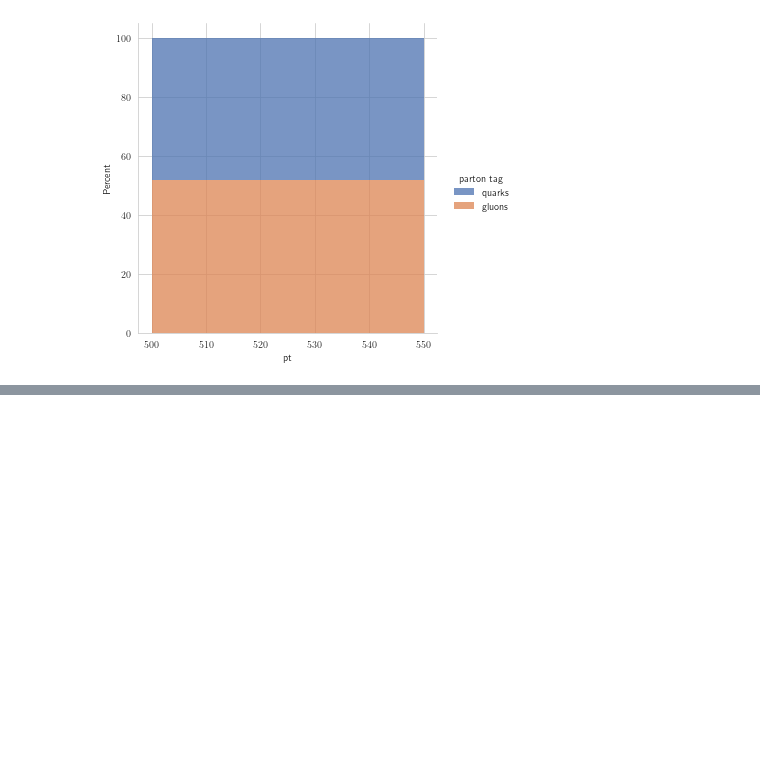
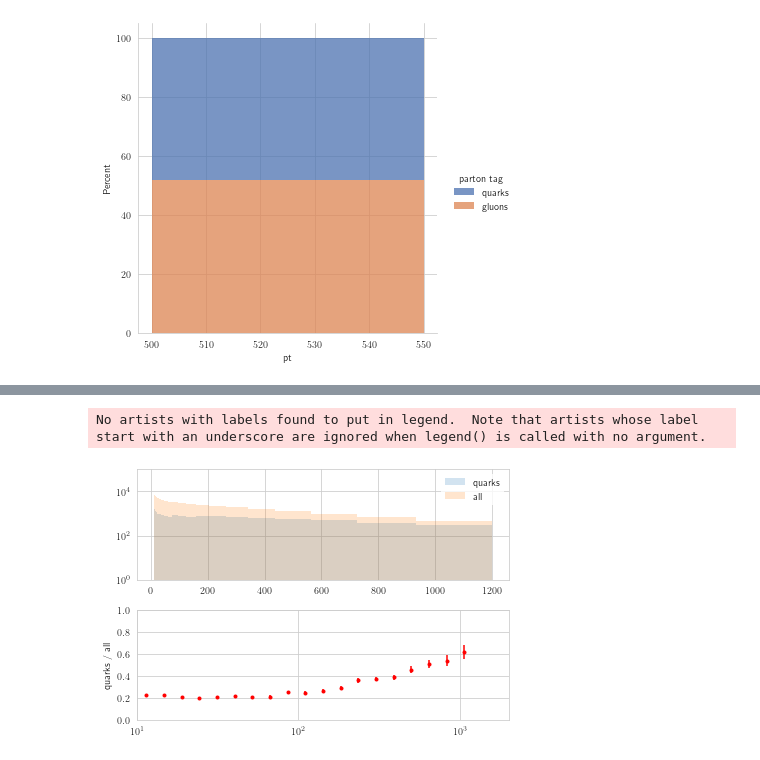
Before and after one commit to matplo/pyjetty, a Jupyter notebook: pyjetty/sandbox/qorg/show_q_g_ratio.ipynb, the cells around one changed output, grey strips where cells are left out. Cells and saved outputs as stored; diff of their text form; code cells hidden in the pictures; blank space fills up the shorter version.

```diff
--- a/pyjetty/sandbox/qorg/show_q_g_ratio.ipynb
+++ b/pyjetty/sandbox/qorg/show_q_g_ratio.ipynb
@@ -43,0 +68,45 @@ _p._legend.set_title('parton tag')
+# %%
+def plot_ratio(x1, x2, bins, x1label='x1', x2label='x2'):
+	fig, (ax1, ax2) = plt.subplots(nrows=2)
+	val_of_bins_x1, edges_of_bins_x1, patches_x1 = ax1.hist(x1, bins=bins, alpha=0.2, label=x1label)
+	val_of_bins_x2, edges_of_bins_x2, patches_x2 = ax1.hist(x2, bins=bins, alpha=0.2, label=x2label)
+	ax1.set_yscale('log')
+	ax1.set_ylim([1, 1e5])
+	ax1.legend()
+
+	ratio = np.divide(val_of_bins_x1, val_of_bins_x2, where=(val_of_bins_x2 != 0))
+	error = np.divide(val_of_bins_x1 * np.sqrt(val_of_bins_x2) + val_of_bins_x2 * np.sqrt(val_of_bins_x1), np.power(val_of_bins_x2, 2), where=(val_of_bins_x2 != 0))
+	bincenter = 0.5 * (edges_of_bins_x1[1:] + edges_of_bins_x1[:-1])
+	ax2.errorbar(bincenter, ratio, yerr=error, fmt='.', color='r')
+	ax2.set_xscale('log')
+	ax2.set_ylim([0, 1])
+	ax2.set_xlim([10., 2.e3])
+	ax2.legend()
+	ax2.set_ylabel('{} / {}'.format(x1label, x2label))
+	# ax2.xaxis.set_minor_locator(AutoMinorLocator())
+	ax2.xaxis.set_major_locator(LogLocator(base=10))
+	ax2.xaxis.set_minor_locator(LogLocator(base=10,subs=(1.0,2.0,5.0,8.0)))
+	# ax2.xaxis.set_minor_locator(AutoMinorLocator(2))
+	fig.tight_layout()
+
+	return [bincenter, ratio, error]
+# %%
+lspace = np.logspace(np.log10(10.),np.log10(1.2e3), 20)
+logbins = array.array('f', lspace)
+# %%
+df_all = uproot.open('./v2_hard_QCD_jets/R04_14TeV_jets.root')['tnjets'].arrays(library='pd')
+df_all['label'] = 'all'
+
+df_quarks = uproot.open('./v2_hard_QCD_jets/R04_14TeV_jets.root')['tnjets'].arrays(library='pd')
+df_quarks = df_quarks[df_quarks['tag']<21]
+df_quarks['label'] = 'quarks'
+
+df_gluons = uproot.open('./v2_hard_QCD_jets/R04_14TeV_jets.root')['tnjets'].arrays(library='pd')
+df_gluons = df_gluons[df_gluons['tag']>=21]
+df_gluons['label'] = 'gluons'
+df_labelled = pd.concat([df_quarks, df_gluons])
+
+r04_14 = plot_ratio(df_quarks['pt'], df_all['pt'], logbins, 'quarks', 'all')
+# %% [output]
+No artists with labels found to put in legend.  Note that artists whose label start with an underscore are ignored when legend() is called with no argument.
+[figure, added]
```
Also changed, not shown: parts of 9 cells of this notebook, 1 other file.
